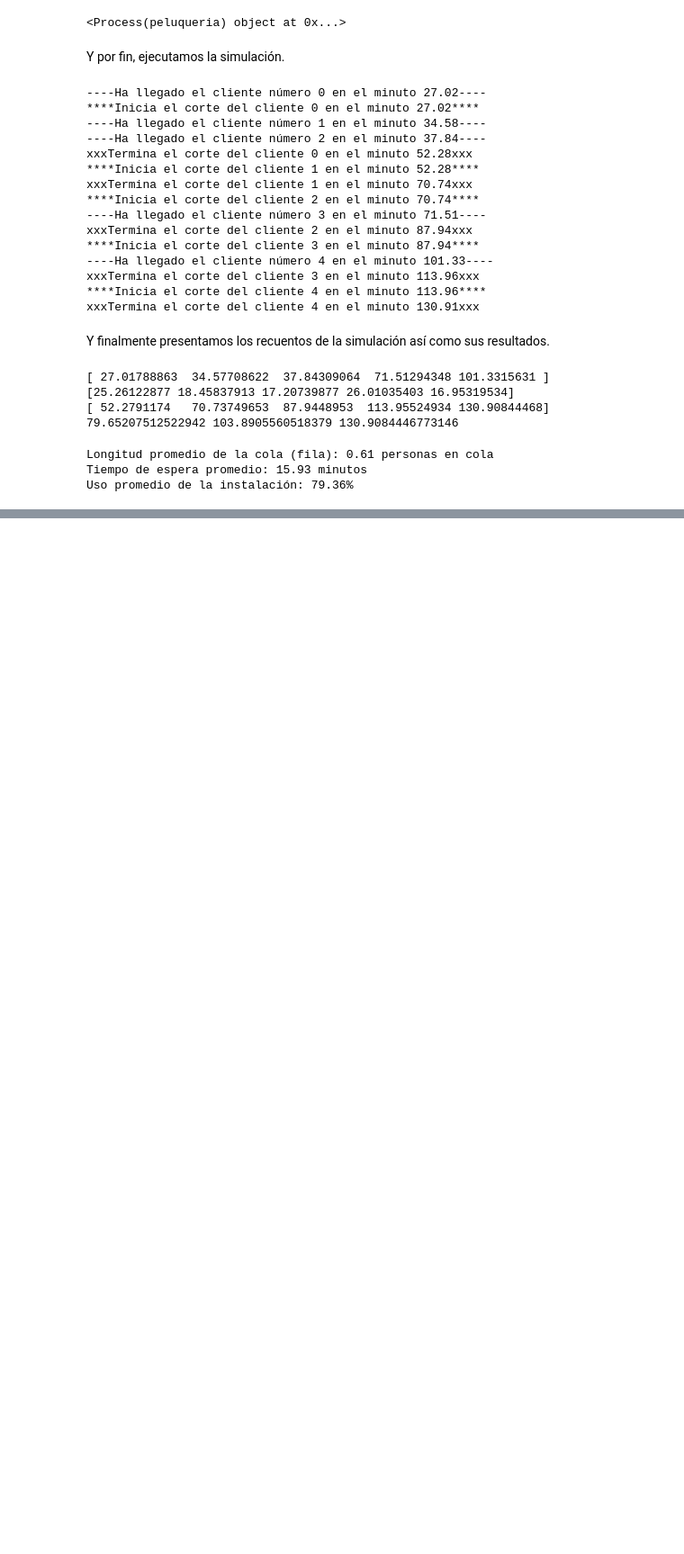
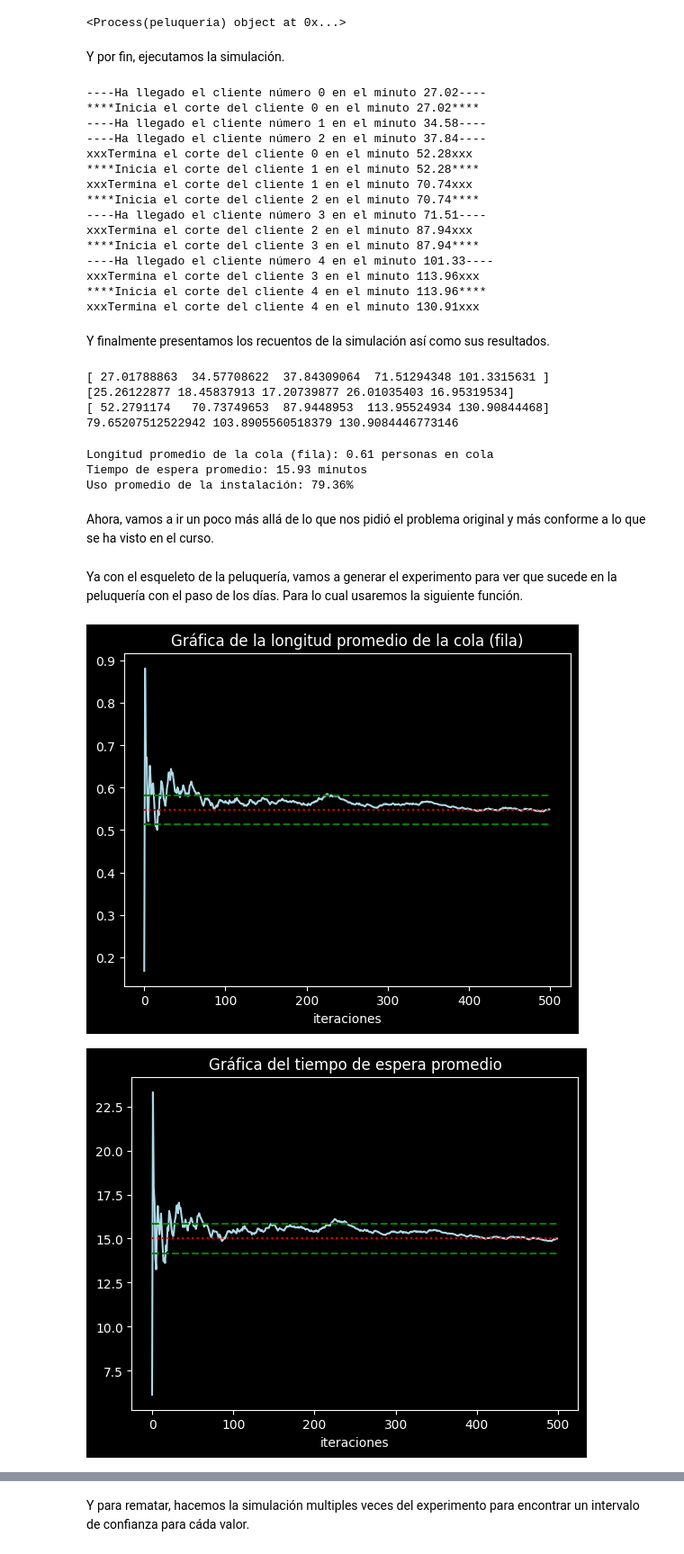
Before and after one commit to Vixuz144/Simu2, a Jupyter notebook: Simulacion_de_eventos_discretos.ipynb, the cells around one changed output, grey strips where cells are left out. Shown at 90% size. Saved outputs shown, nothing was run; the diff lists cells and outputs as text; code cells hidden in the pictures; blank space fills up the shorter version.

```diff
--- a/Simulacion_de_eventos_discretos.ipynb
+++ b/Simulacion_de_eventos_discretos.ipynb
@@ -184,7 +195,7 @@ Uso promedio de la instalación: 86.24%
 # %% [markdown]
 Primero se hacen las dos funciones que simulen la peluquería y el corte de un cliente. Para ello necesitan tener ambas como entrada la variable del entorno (*env*), así como la varieble del recurso (*pelucas*).
 # %%
-def peluqueria(env, pelucas, nc):
+def peluqueria(env, pelucas, nc, texto=True):
     global  ll, cifras, dur_corte, t_esp, fin_sim, LTLL, LC, LS
 
     for i in range(nc):
@@ -193,9 +204,10 @@ def peluqueria(env, pelucas, nc):
         tll = -np.log(r)/ll
         yield env.timeout(tll)
         LTLL.append(env.now)
-        print(f'----Ha llegado el cliente número {i} en el minuto {round(env.now, cifras)}----')
+        if texto:
+          print(f'----Ha llegado el cliente número {i} en el minuto {round(env.now, cifras)}----')
 
-        env.process(corte(env, pelucas, i))
+        env.process(corte(env, pelucas, i, texto))
 # %% [markdown]
 Note que en la función corte se utiliza la variable de recurso (*pelucas*) para hacer una solicitud a este recurso. Esto se puede interpretar para nuestro ejemplo que el cliente pide su corte y el peluquero puede hacer dos cosas al respecto:
 
@@ -305,4 +318,8 @@ print(f'Uso promedio de la instalación: {round(100 * dur_corte/fin_sim,2)}%')
 Longitud promedio de la cola (fila): 0.61 personas en cola
 Tiempo de espera promedio: 15.93 minutos
 Uso promedio de la instalación: 79.36%
+# %% [markdown]
+Ahora, vamos a ir un poco más allá de lo que nos pidió el problema original y más conforme a lo que se ha visto en el curso.
+# %% [markdown]
+Ya con el esqueleto de la peluquería, vamos a generar el experimento para ver que sucede en la peluquería con el paso de los días. Para lo cual usaremos la siguiente función.
 # %%
@@ -333,0 +360,26 @@ Uso promedio de la instalación: 79.36%
+# %%
+n = 500
+a, b, c = exp(n)
+# %%
+def graf_estado(l, titulo):
+  g = []
+  n = len(l)
+  for i in range(n):
+    g.append(np.mean(l[:i+1]))
+  plt.plot(g, 'lightblue')
+  m = np.mean(l)
+  s = np.std(l, ddof=1)
+  plt.hlines(m, 0, n, color='r', linestyles='dotted')
+  plt.hlines(m + 1.96*np.std(l)/np.sqrt(n), 0, n, color='g', linestyles='dashed')
+  plt.hlines(m - 1.96*np.std(l)/np.sqrt(n), 0, n, color='g', linestyles='dashed')
+  plt.title(titulo)
+  plt.xlabel('iteraciones')
+  plt.show()
+# %%
+plt.style.use('dark_background')
+graf_estado(a, 'Gráfica de la longitud promedio de la cola (fila)')
+graf_estado(b, 'Gráfica del tiempo de espera promedio')
+graf_estado(c, 'Gráfica del uso promedio de la instalación')
+# %% [output]
+[figure, added]
+[figure, added]
@@ -333,0 +387,2 @@ Uso promedio de la instalación: 79.36%
+# %% [markdown]
+Y para rematar, hacemos la simulación multiples veces del experimento para encontrar un intervalo de confianza para cáda valor.
```
Also changed, not shown: parts of 17 cells of this notebook.
